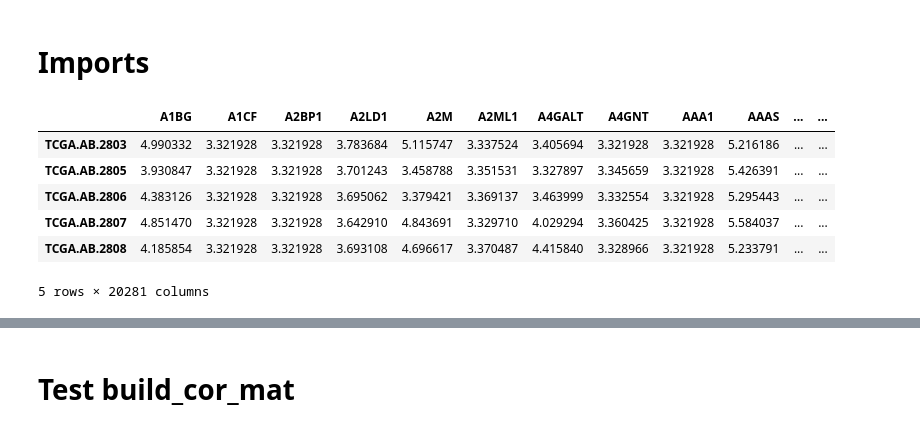
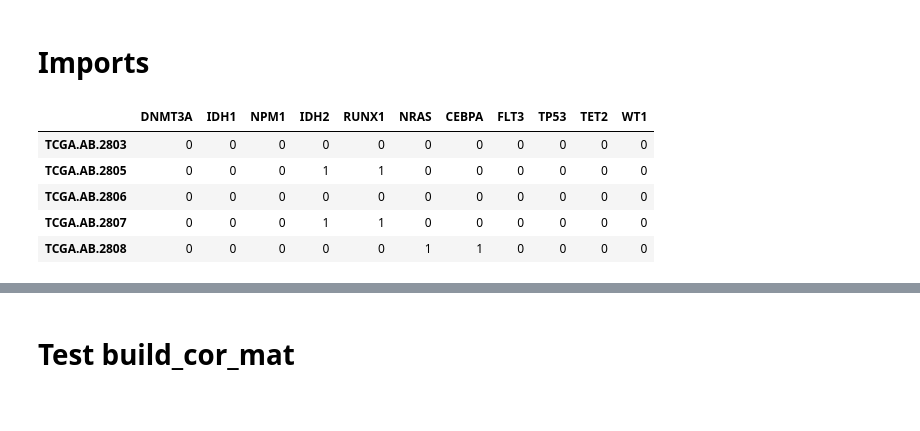
Before and after one commit to Eden5165/workshop_genomic, a Jupyter notebook: noteboot_tests/test_task_three.ipynb, the cells around one changed output, grey strips where cells are left out. Drawn from its saved outputs; the diff is of its cells as text; code cells hidden in the pictures.

```diff
--- a/noteboot_tests/test_task_three.ipynb
+++ b/noteboot_tests/test_task_three.ipynb
@@ -12,13 +12,13 @@ from sklearn.model_selection import train_test_split
 # %%
-tcga_genes = data_prep_utils.gene_exp_log_trans(data_prep_utils.get_df("tcga_rna")).transpose()
-tcga_muts = data_prep_utils.get_df("tcga_mut").transpose()
+tcga_genes = data_prep_utils.gene_exp_log_trans(data_prep_utils.get_df("tcga_rna", nb=True))
+tcga_muts = data_prep_utils.get_df("tcga_mut", nb=True)
+tcga_muts_int = data_prep_utils.mut_df_label_to_int(tcga_muts)
 # %%
-tcga_genes.head()
+tcga_muts_int.head()
 # %% [output]
-|  | A1BG | A1CF | A2BP1 | A2LD1 | A2M | A2ML1 | A4GALT | A4GNT | AAA1 | AAAS | ... | ... |
-| TCGA.AB.2803 | 4.990332 | 3.321928 | 3.321928 | 3.783684 | 5.115747 | 3.337524 | 3.405694 | 3.321928 | 3.321928 | 5.216186 | ... | ... |
-| TCGA.AB.2805 | 3.930847 | 3.321928 | 3.321928 | 3.701243 | 3.458788 | 3.351531 | 3.327897 | 3.345659 | 3.321928 | 5.426391 | ... | ... |
-| TCGA.AB.2806 | 4.383126 | 3.321928 | 3.321928 | 3.695062 | 3.379421 | 3.369137 | 3.463999 | 3.332554 | 3.321928 | 5.295443 | ... | ... |
-| TCGA.AB.2807 | 4.851470 | 3.321928 | 3.321928 | 3.642910 | 4.843691 | 3.329710 | 4.029294 | 3.360425 | 3.321928 | 5.584037 | ... | ... |
-| TCGA.AB.2808 | 4.185854 | 3.321928 | 3.321928 | 3.693108 | 4.696617 | 3.370487 | 4.415840 | 3.328966 | 3.321928 | 5.233791 | ... | ... |
+|  | DNMT3A | IDH1 | NPM1 | IDH2 | RUNX1 | NRAS | CEBPA | FLT3 | TP53 | TET2 | WT1 |
+| TCGA.AB.2803 | 0 | 0 | 0 | 0 | 0 | 0 | 0 | 0 | 0 | 0 | 0 |
+| TCGA.AB.2805 | 0 | 0 | 0 | 1 | 1 | 0 | 0 | 0 | 0 | 0 | 0 |
+| TCGA.AB.2806 | 0 | 0 | 0 | 0 | 0 | 0 | 0 | 0 | 0 | 0 | 0 |
+| TCGA.AB.2807 | 0 | 0 | 0 | 1 | 1 | 0 | 0 | 0 | 0 | 0 | 0 |
+| TCGA.AB.2808 | 0 | 0 | 0 | 0 | 0 | 1 | 1 | 0 | 0 | 0 | 0 |
-5 rows × 20281 columns
```
Also changed, not shown: parts of 5 cells of this notebook, 1 other file.
